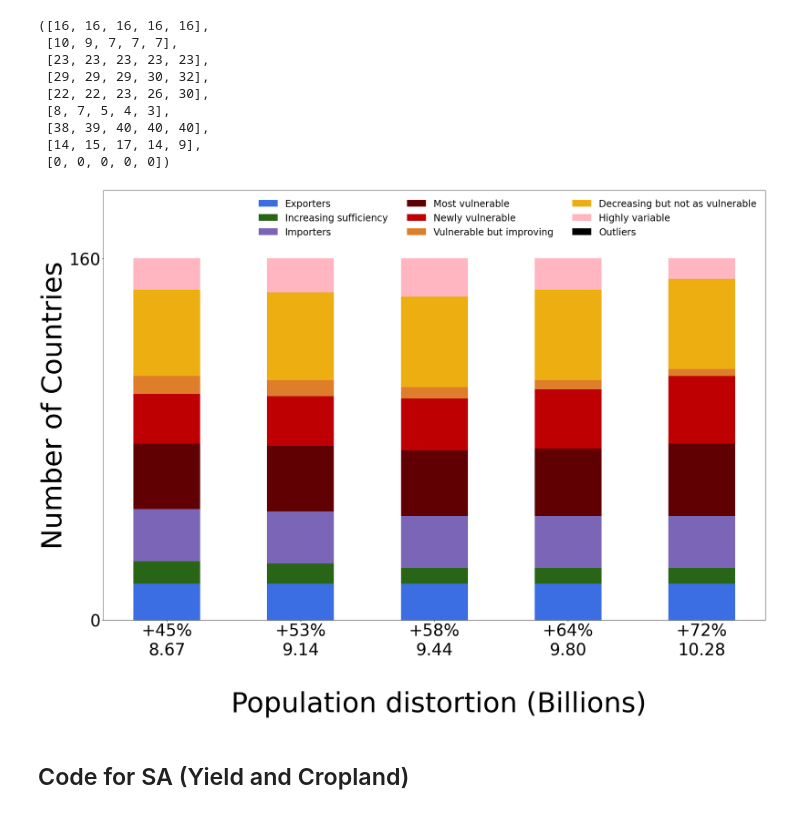
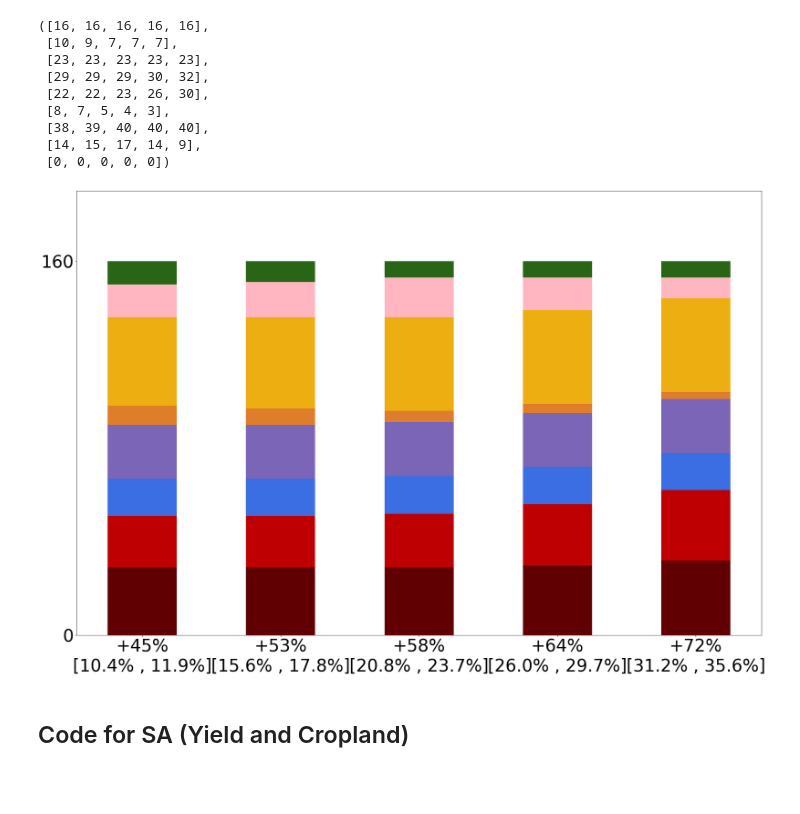
Before and after one commit to charlottegiseleweil/future-food-sufficiency, a Jupyter notebook: sufficiencies/SA_MC_caloric_sufficiency.ipynb, the cells around one changed output. Drawn from its saved outputs; the diff is of its cells as text; code cells hidden in the pictures; blank space fills up the shorter version.

```diff
--- a/sufficiencies/SA_MC_caloric_sufficiency.ipynb
+++ b/sufficiencies/SA_MC_caloric_sufficiency.ipynb
@@ -161,7 +161,7 @@ def get_production(X, year=2050):
 def cal_suff(X, cntry=None, year=2050, food_waste=.19, diet=.19, feed_food_factor=2.3, pop_fact=1., ADER=2320*1e3*365.25):
 
 
-    conso = 1-food_waste
+    conso = 1-.19
     ratio = 1 + .52/.29
     perc_feed = conso / ratio
     perc_food = perc_feed * (ratio-1)
@@ -176,10 +176,10 @@ def cal_suff(X, cntry=None, year=2050, food_waste=.19, diet=.19, feed_food_facto
         LS = (1.1483e15*1e3)  * get_population(X, year=2000) / 5976296907
     if year==2050:
         LS_2000 = LS
-        LS = diet * (food + feed_food_factor * LS_2000) / (1 + diet * (feed_food_factor - 1))
-        feed_now_food = feed_food_factor * (LS_2000 - LS)
+        LS = diet * (food + 2.3 * LS_2000) / (1 + diet * (feed_food_factor - 1))
+        feed_now_food = 2.3 * LS_2000 - feed_food_factor * LS
 
-    production = food + LS + feed_now_food
+    production = (1-food_waste) / (1-.19) * food + LS + feed_now_food
     demand = get_population(X, year=year) * pop_fact * ADER
 
     return production/demand
@@ -220,8 +220,8 @@ header = [
     'Exporters', 'Increasing sufficiency', 'Importers', 'Most vulnerable', 'Newly vulnerable',
             'Vulnerable but improving', 'Decreasing but not as vulnerable', 'Highly variable', 'Outliers']
 
-values = np.round(np.array([.5, .75, 1., 1.25, 1.5]), 2)
-diets = [.23, .21, .19, .20, .23]
+values = np.round(.19 * np.array([.5, .75, 1., 1.25, 1.5]), 2)
+diets = [0.23728686354880824, 0.22905550297316568, 0.20972663721021714, 0.20811659841733302, 0.21198181981961245]
 suffices = []
 all_counts = []
 cnty_diets = pd.read_csv('pctLS_SSPs_Bodirsky.csv', sep=';')[['Scenario', 'Region', '2050', '2000']].set_index('Scenario')
@@ -296,11 +296,11 @@ for value in list(values):
         df_ssp = pd.read_csv(data_path+'ssp'+str(i+1)+'_compare_new.csv')
         for country in list(countries):
             try:
-                my_diet = cnty_diets[cnty_diets['Region']==country]['2050']['ssp'+str(i+1)] * value
+                my_diet = cnty_diets[cnty_diets['Region']==country]['2050']['ssp'+str(i+1)]
             except:
-                my_diet = diets[i] * value
+                my_diet = diets[i]
             suffies.loc[suffies.ISO3==country, 'ssp'+str(i+1)] = cal_suff(df_ssp[df_ssp.ISO3==country], cntry=country, \
-                                                                  year=2050, diet=my_diet)
+                                                                  year=2050, diet=my_diet, food_waste=value)
 
         suffies['ssp'+str(i+1)] = suffies['ssp'+str(i+1)].astype('float')
 
@@ -763,52 +784,52 @@ rc('font', weight='normal')
 header = ['Exporters', 'Increasing sufficiency', 'Importers', 'Most vulnerable', 'Newly vulnerable',
              'Vulnerable but improving', 'Decreasing but not as vulnerable', 'Highly variable', 'Outliers']
 
-values = [str(e) + '%\n' + str(r) for e, r in zip(['+45', '+53', '+58', '+64', '+72'], rng)]
+values = [str(e) + '%\n' + str(r) +'' for e, r in zip(['+45', '+53', '+58', '+64', '+72'], rng)]
 
 cat1 = np.array([16, 16, 16, 16, 16])
 cat2 = np.array([10, 9, 7, 7, 7])
 cat3 = np.array([23, 23, 23, 23, 23])
 cat4 = np.array([29, 29, 29, 30, 32])
 cat5 = np.array([22, 22, 23, 26, 30])
 cat6 = np.array([8, 7, 5, 4, 3])
 cat7 = np.array([38, 39, 40, 40, 40])
 cat8 = np.array([14, 15, 17, 14, 9])
 cat9 = np.array([0, 0, 0, 0, 0])
 
 ind = np.arange(len(values))
 width = .5
 matplotlib.rc('font', serif='Helvetica Neue')
 matplotlib.rc('text', usetex='false')
 matplotlib.rcParams.update({'font.size': 40})
 
 fig = matplotlib.pyplot.gcf()
 fig.set_size_inches(30, 20)
 plt.xticks(ind, values, fontsize=42)
-plt.xlabel('\n Population projection (Billions)', fontsize=70)
+# plt.xlabel('\n Population projection (Billions)', fontsize=70)
 plt.ylim([0,190])
 plt.yticks([0, 160],fontsize=42)
-plt.ylabel('Number of Countries', fontsize=70)
+# plt.ylabel('Number of Countries', fontsize=70)
 
-p1 = plt.bar(ind, cat1, width, color='#3B6EE2')
-p2 = plt.bar(ind, cat2, width, bottom=cat1, color='#296517')
-p3 = plt.bar(ind, cat3, width, bottom=cat1+cat2, color='#7B65B6')
-p4 = plt.bar(ind, cat4, width, bottom=cat1+cat2+cat3,
-             color='#610002')
-p5 = plt.bar(ind, cat5, width, bottom=cat1+cat2+cat3+cat4, color='#BE0003')
-p6 = plt.bar(ind, cat6, width, bottom=cat1+cat2+cat3+cat4+cat5, color='#DE7E2B')
-p7 = plt.bar(ind, cat7, width, bottom=cat1+cat2+cat3+cat4+cat5+cat6, color='#EDAE12')
-p8 = plt.bar(ind, cat8, width, bottom=cat1+cat2+cat3+cat4+cat5+cat6+cat7,
-             color='#FFB6C1')
-p9 = plt.bar(ind, cat9, width, bottom=cat1+cat2+cat3+cat4+cat5+cat6+cat7+cat8,
-             color='black')
+p1 = plt.bar(ind, cat4, width, color='#610002')
+p2 = plt.bar(ind, cat5, width, bottom=cat4, color='#BE0003')
+p3 = plt.bar(ind, cat1, width, bottom=cat4+cat5, color='#3B6EE2')
+p4 = plt.bar(ind, cat3, width, bottom=cat4+cat5+cat1,
+             color='#7B65B6')
+p5 = plt.bar(ind, cat6, width, bottom=cat4+cat5+cat1+cat3, color='#DE7E2B')
+p6 = plt.bar(ind, cat7, width, bottom=cat4+cat5+cat1+cat3+cat6, color='#EDAE12')
+p7 = plt.bar(ind, cat8, width, bottom=cat4+cat5+cat1+cat3+cat6+cat7, color='#FFB6C1')
+p8 = plt.bar(ind, cat2, width, bottom=cat4+cat5+cat1+cat3+cat6+cat7+cat8,
+             color='#296517')
+p9 = plt.bar(ind, cat9, width, bottom=cat4+cat5+cat1+cat3+cat6+cat7+cat8+cat2,
+             color='grey')
 
 
-plt.legend((p1[0], p2[0], p3[0], p4[0], p5[0], p6[0], p7[0], p8[0], p9[0]), (header[0], header[1], header[2], header[3], header[4],\
-                                          header[5], header[6], header[7], header[8]), fontsize=24, ncol=3, framealpha=0, fancybox=True)
+# plt.legend((p1[0], p2[0], p3[0], p4[0], p5[0], p6[0], p7[0], p8[0], p9[0]), (header[0], header[1], header[2], header[3], header[4],\
+#                                           header[5], header[6], header[7], header[8]), fontsize=24, ncol=3, framealpha=0, fancybox=True)
 # plt.title('Sensitivity analysis of caloric sufficiency w.r.t. population')
 plt.show()
 # %% [output]
-[figure, old version]
+[figure, new version]
 # %% [markdown]
 ## Code for SA (Yield and Cropland)
 # %% [markdown]
```
Also changed, not shown: parts of 28 cells of this notebook, 3 other files.
